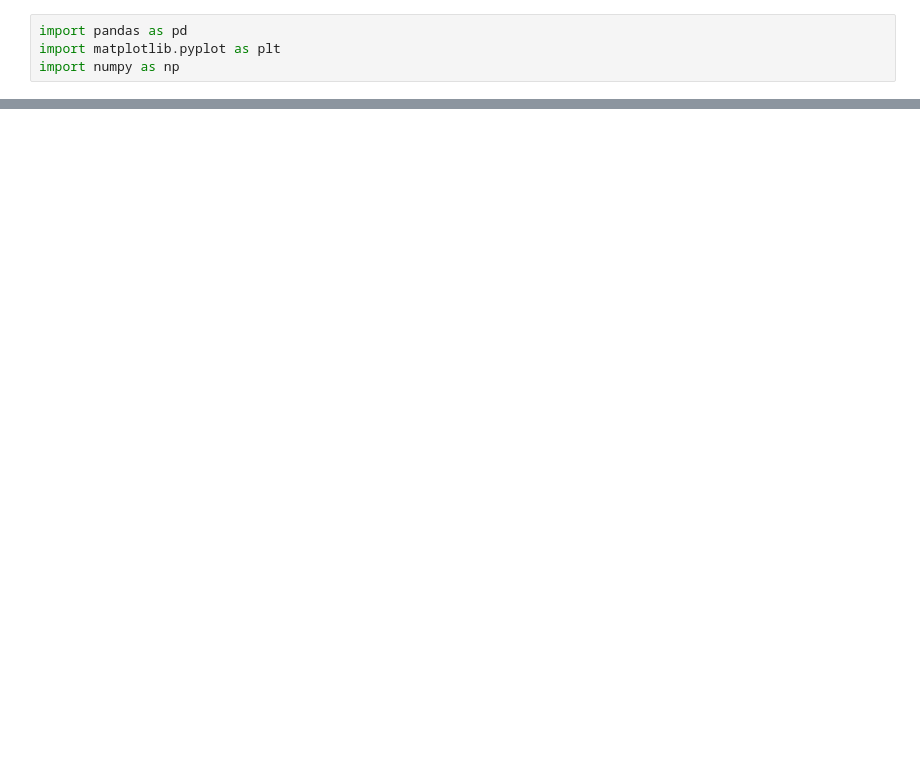
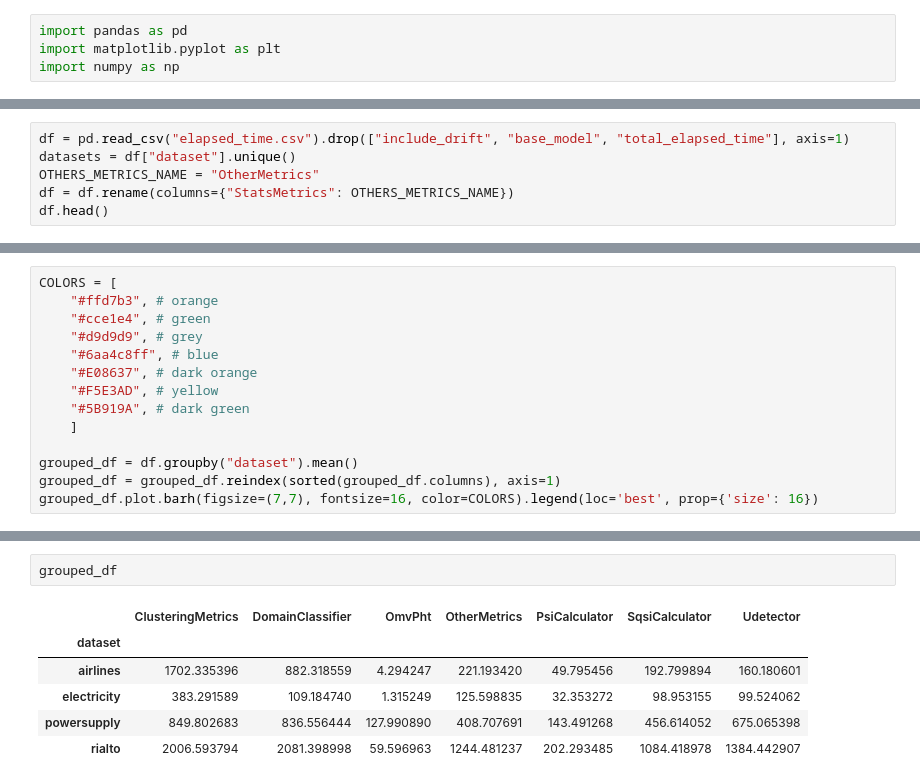
Before and after one commit to feamelo/drift-meta-learning, a Jupyter notebook: src/experiments/results/result_elapsed_time.ipynb, the cells around one changed output, grey strips where cells are left out. Saved outputs shown, nothing was run; the diff lists cells and outputs as text; blank space fills up the shorter version.

Commit message:
Time elapsed results charts generated

```diff
--- a/src/experiments/results/result_elapsed_time.ipynb
+++ b/src/experiments/results/result_elapsed_time.ipynb
@@ -63,0 +5,6 @@ plot_dataset_time(datasets[3])
+# %%
+df = pd.read_csv("elapsed_time.csv").drop(["include_drift", "base_model", "total_elapsed_time"], axis=1)
+datasets = df["dataset"].unique()
+OTHERS_METRICS_NAME = "OtherMetrics"
+df = df.rename(columns={"StatsMetrics": OTHERS_METRICS_NAME})
+df.head()
@@ -63,0 +17,14 @@ plot_dataset_time(datasets[3])
+# %%
+COLORS = [
+    "#ffd7b3", # orange
+    "#cce1e4", # green
+    "#d9d9d9", # grey
+    "#6aa4c8ff", # blue
+    "#E08637", # dark orange
+    "#F5E3AD", # yellow
+    "#5B919A", # dark green
+    ]
+
+grouped_df = df.groupby("dataset").mean()
+grouped_df = grouped_df.reindex(sorted(grouped_df.columns), axis=1)
+grouped_df.plot.barh(figsize=(7,7), fontsize=16, color=COLORS).legend(loc='best', prop={'size': 16})
@@ -63,0 +34,9 @@ plot_dataset_time(datasets[3])
+# %%
+grouped_df
+# %% [output]
+|  | ClusteringMetrics | DomainClassifier | OmvPht | OtherMetrics | PsiCalculator | SqsiCalculator | Udetector |
+| dataset |  |  |  |  |  |  |  |
+| airlines | 1702.335396 | 882.318559 | 4.294247 | 221.193420 | 49.795456 | 192.799894 | 160.180601 |
+| electricity | 383.291589 | 109.184740 | 1.315249 | 125.598835 | 32.353272 | 98.953155 | 99.524062 |
+| powersupply | 849.802683 | 836.556444 | 127.990890 | 408.707691 | 143.491268 | 456.614052 | 675.065398 |
+| rialto | 2006.593794 | 2081.398998 | 59.596963 | 1244.481237 | 202.293485 | 1084.418978 | 1384.442907 |
```
Also changed, not shown: parts of 12 cells of this notebook, 2 other files.
